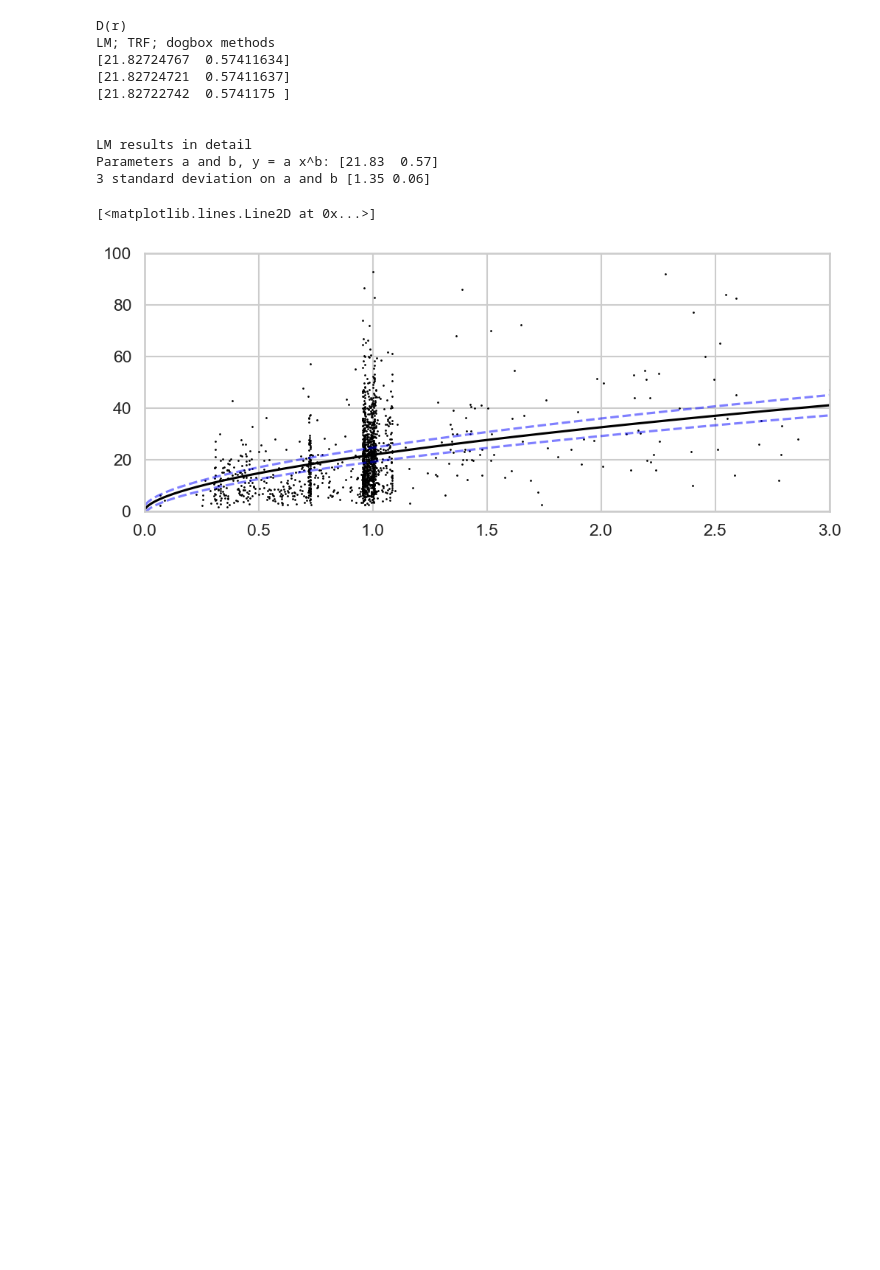
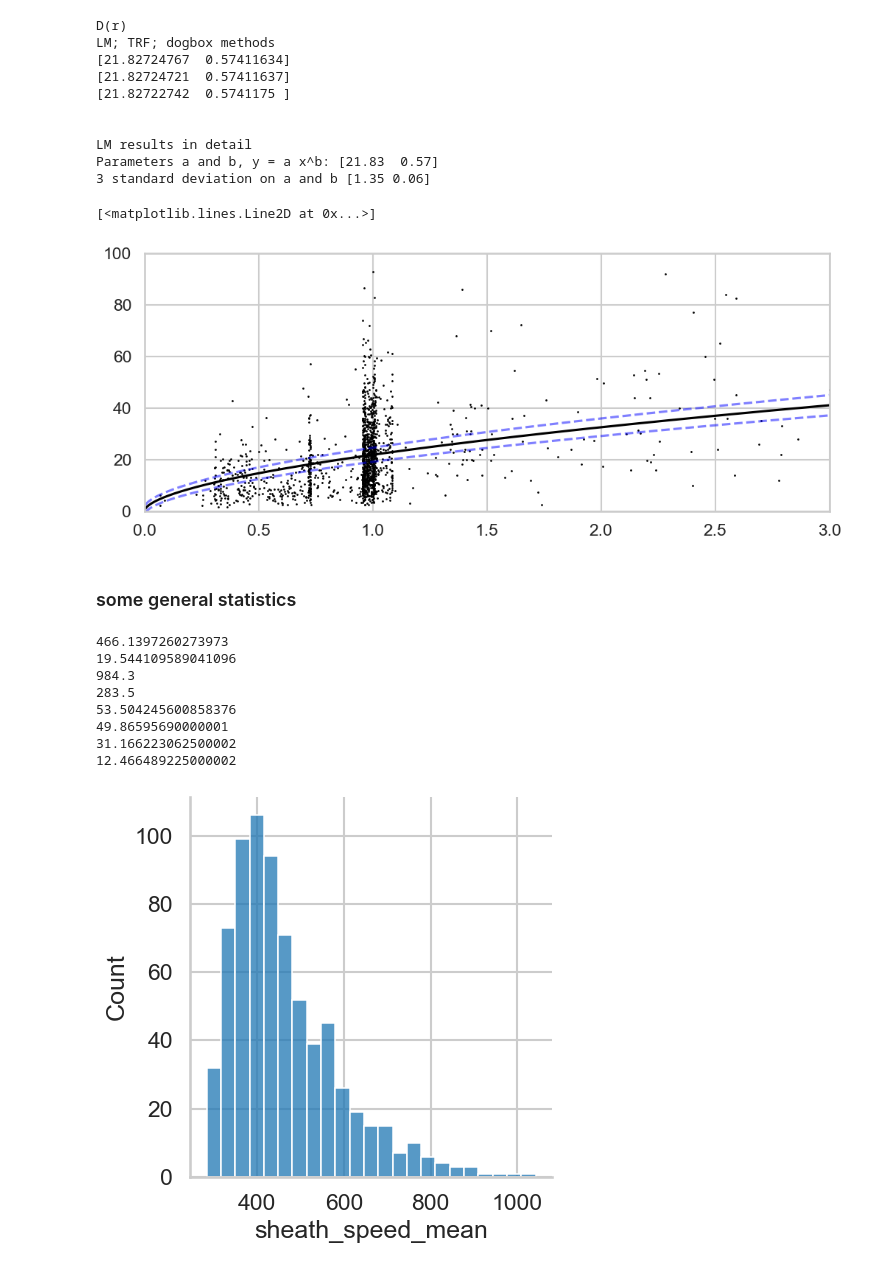
Before and after one commit to cmoestl/icmecat_paper_2024, a Jupyter notebook: moestl_2024_icmecat.ipynb, the cells around one changed output. Drawn from its saved outputs; the diff is of its cells as text; code cells hidden in the pictures; blank space fills up the shorter version.

```diff
--- a/moestl_2024_icmecat.ipynb
+++ b/moestl_2024_icmecat.ipynb
@@ -1468,3 +1467,37 @@ Parameters a and b, y = a x^b: [21.83  0.57]
 3 standard deviation on a and b [1.35 0.06]
 [<matplotlib.lines.Line2D at 0x...>]
 [figure]
+# %% [markdown]
+### some general statistics
+# %%
+
+ic.keys()
+print(np.nanmean(ic.sheath_speed_mean[iwin]))
+print(np.nanmean(ic.sheath_speed_std[iwin]))
+print(np.nanmax(ic.sheath_speed_mean[iwin]))
+print(np.nanmin(ic.sheath_speed_mean[iwin]))
+sns.displot(ic.sheath_speed_mean)
+
+au=const.au.value*1e-3
+
+#lead time for every 0.01 au with mean sheath speed
+print(au/466/60/100)
+
+#lead time for every 0.01 au with mean sheath speed
+
+print(au/500/60/100)
+
+print(au/800/60/100)
+
+
+print(au/2000/60/100)
+# %% [output]
+466.1397260273973
+19.544109589041096
+984.3
+283.5
+53.504245600858376
+49.86595690000001
+31.166223062500002
+12.466489225000002
+[figure, added]
```
Also changed, not shown: parts of 2 cells of this notebook, 7 other files.
